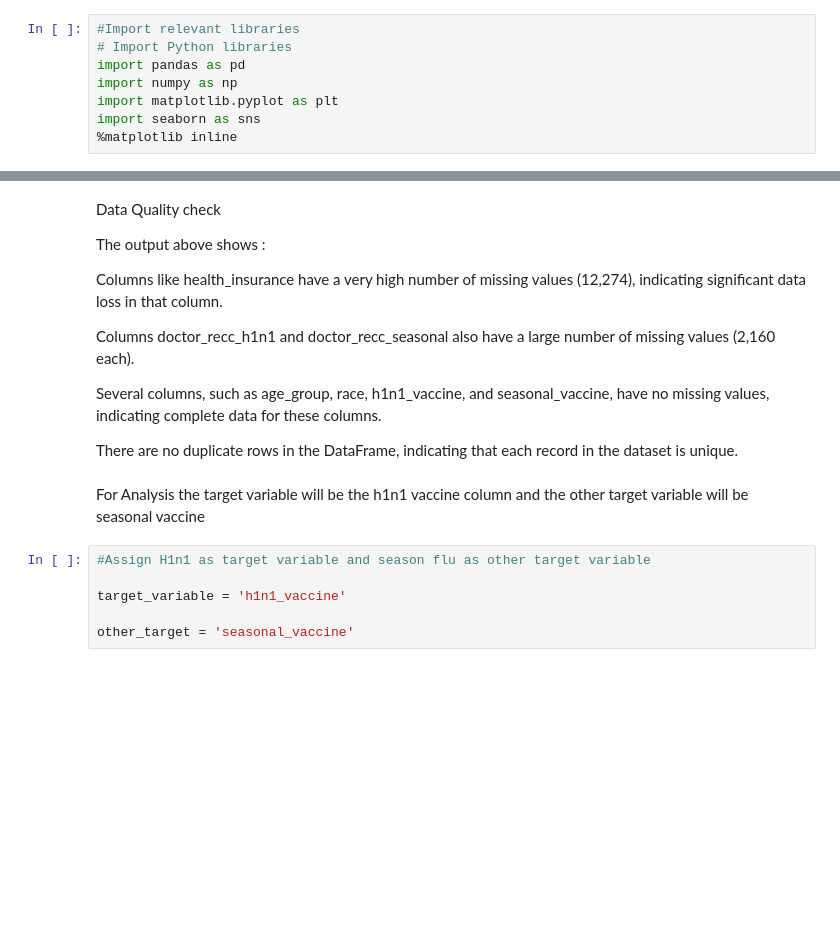
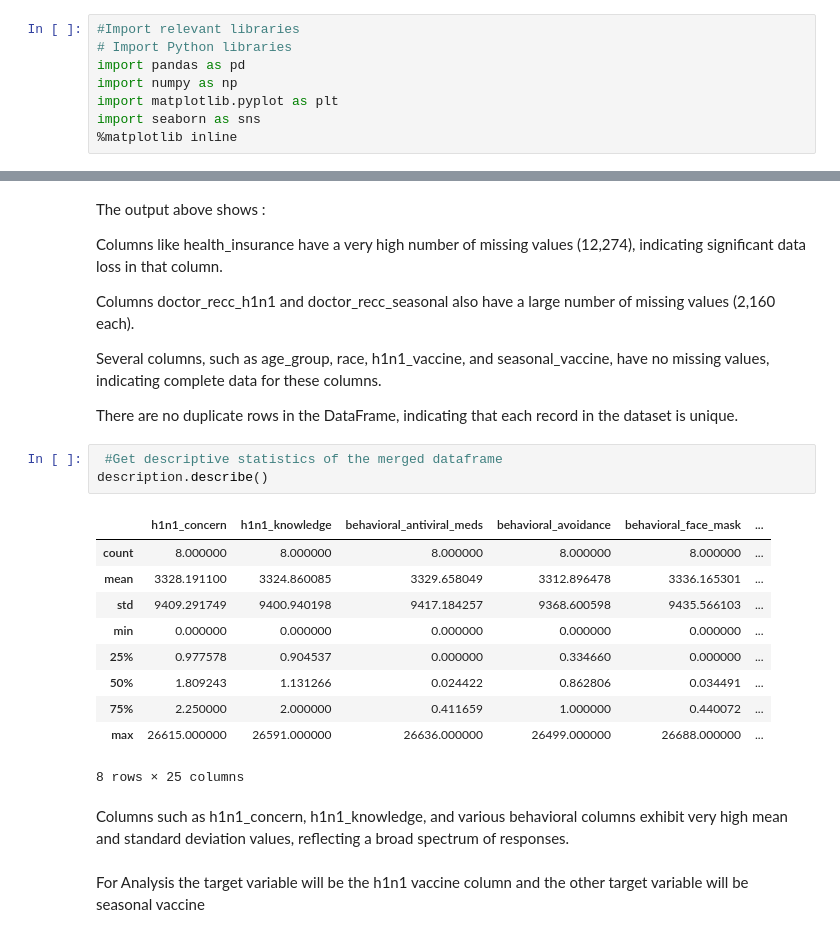
Before and after one commit to sophline/Vaccination_prediction, a Jupyter notebook: prediction.ipynb, the cells around one changed output, grey strips where cells are left out. Drawn from its saved outputs; the diff is of its cells as text; blank space fills up the shorter version.

```diff
--- a/prediction.ipynb
+++ b/prediction.ipynb
@@ -282,6 +283,4 @@ merged_df.head(10)
 # %% [markdown]
-Data Quality check
-
 The output above shows :
 
 Columns like health_insurance have a very high number of missing values (12,274), indicating significant data loss in that column.
@@ -293,11 +292,21 @@ Columns doctor_recc_h1n1 and doctor_recc_seasonal also have a large number of mi
 Several columns, such as age_group, race, h1n1_vaccine, and seasonal_vaccine, have no missing values, indicating complete data for these columns.
 
 There are no duplicate rows in the DataFrame, indicating that each record in the dataset is unique.
+# %%
+ #Get descriptive statistics of the merged dataframe
+description.describe()
+# %% [output]
+|  | h1n1_concern | h1n1_knowledge | behavioral_antiviral_meds | behavioral_avoidance | behavioral_face_mask | ... |
+| count | 8.000000 | 8.000000 | 8.000000 | 8.000000 | 8.000000 | ... |
+| mean | 3328.191100 | 3324.860085 | 3329.658049 | 3312.896478 | 3336.165301 | ... |
+| std | 9409.291749 | 9400.940198 | 9417.184257 | 9368.600598 | 9435.566103 | ... |
+| min | 0.000000 | 0.000000 | 0.000000 | 0.000000 | 0.000000 | ... |
+| 25% | 0.977578 | 0.904537 | 0.000000 | 0.334660 | 0.000000 | ... |
+| 50% | 1.809243 | 1.131266 | 0.024422 | 0.862806 | 0.034491 | ... |
+| 75% | 2.250000 | 2.000000 | 0.411659 | 1.000000 | 0.440072 | ... |
+| max | 26615.000000 | 26591.000000 | 26636.000000 | 26499.000000 | 26688.000000 | ... |
+8 rows × 25 columns
+# %% [markdown]
+Columns such as h1n1_concern, h1n1_knowledge, and various behavioral columns exhibit very high mean and standard deviation values, reflecting a broad spectrum of responses.
 # %% [markdown]
 For Analysis the target variable will be the h1n1 vaccine column and the other target variable will be seasonal  vaccine
-# %%
-#Assign H1n1 as target variable and season flu as other target variable
-
-target_variable = 'h1n1_vaccine'
-
-other_target = 'seasonal_vaccine'
```
Also changed, not shown: parts of 20 cells of this notebook.
